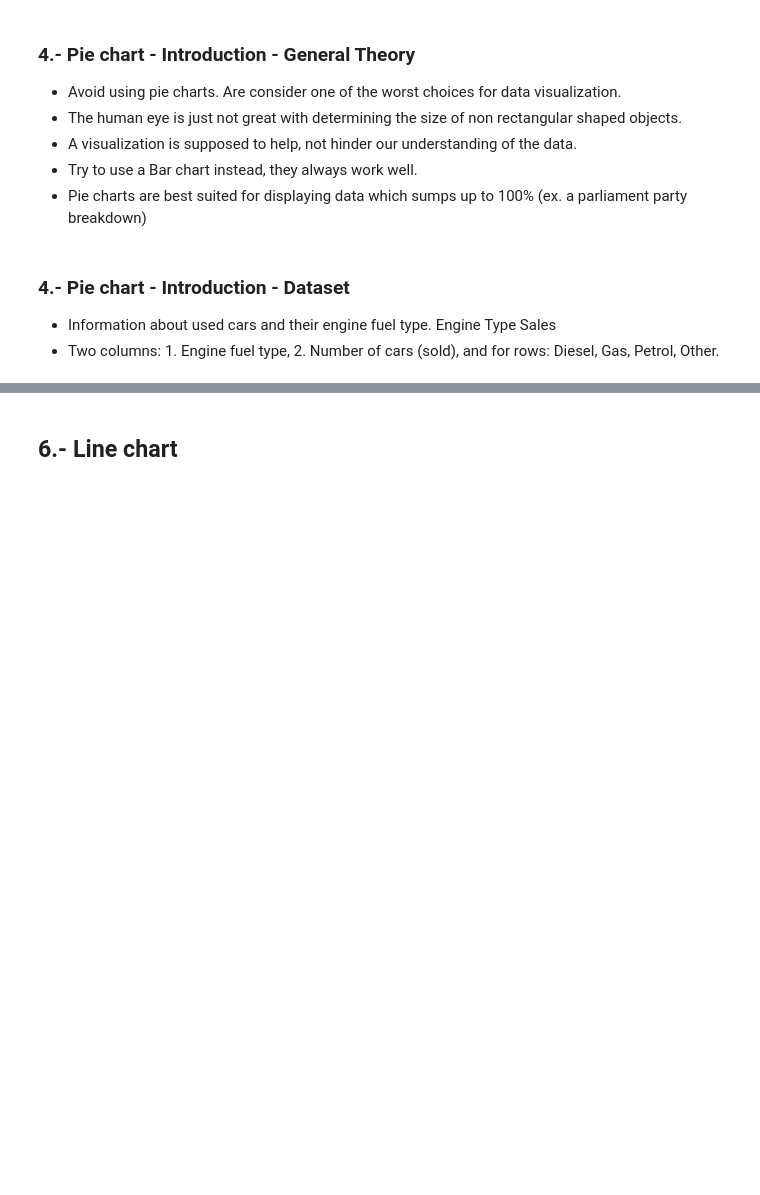
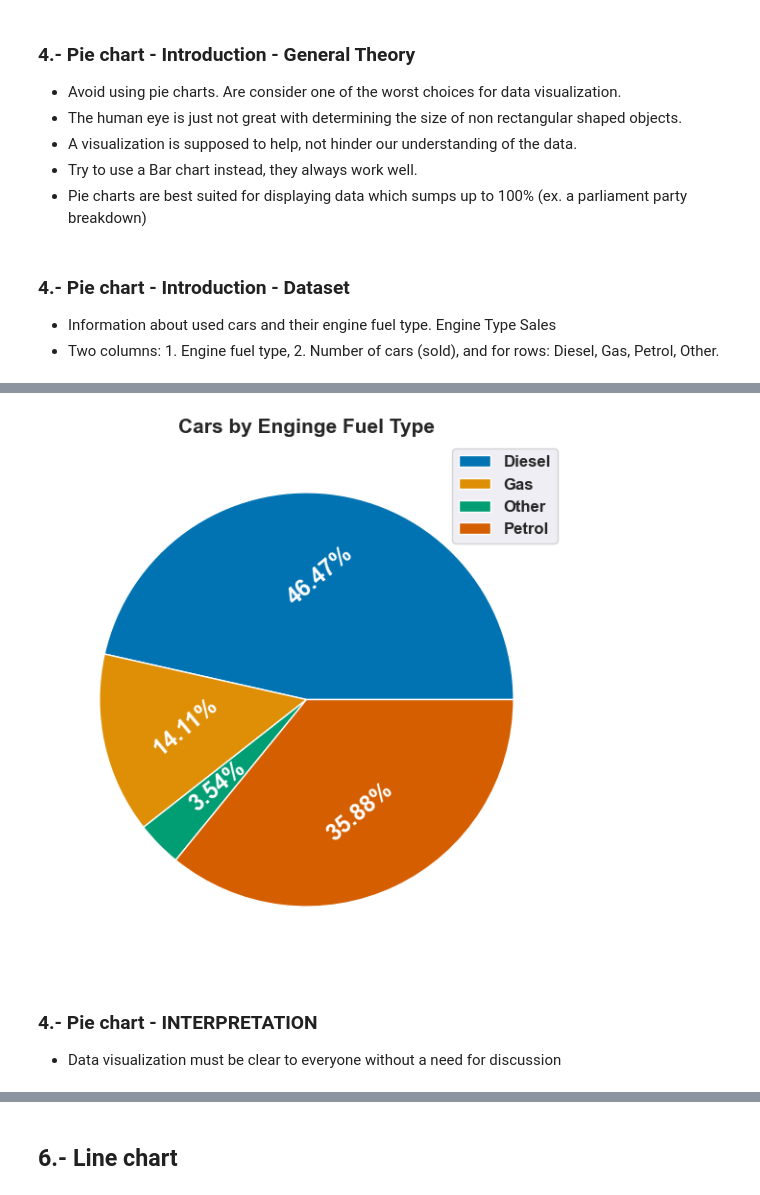
Before and after one commit to jmonti-gh/365DS_jm, a Jupyter notebook: 6_Complete_Data_Viz/0_complete_data_viz_py.ipynb, the cells around one changed output, grey strips where cells are left out. Cells and saved outputs as stored; diff of their text form; code cells hidden in the pictures; blank space fills up the shorter version.

```diff
--- a/6_Complete_Data_Viz/0_complete_data_viz_py.ipynb
+++ b/6_Complete_Data_Viz/0_complete_data_viz_py.ipynb
@@ -132,3 +135,7 @@ plt.show()
 ### 4.- Pie chart - Introduction - Dataset
 - Information about used cars and their engine fuel type. Engine Type Sales
 - Two columns: 1. Engine fuel type, 2. Number of cars (sold), and for rows: Diesel, Gas, Petrol, Other.
+# %%
+# Import/read the data
+df_engine_fuel_type = pd.read_csv('4_pie_chart_data.csv')
+df_engine_fuel_type
@@ -134,0 +148,28 @@ plt.show()
+# %%
+#sns.set_palette('colorblind')      # better inside the plot
+plt.figure(figsize=(7, 7))
+
+plt.pie(x=df_engine_fuel_type['Number of Cars'],
+        #labels=df_engine_fuel_type['Engine Fuel Type'],
+        colors=sns.color_palette('colorblind'),
+        autopct='%.2f%%',
+        textprops={'size': 'x-large',
+                   'color': 'w',
+                   'rotation': 40,
+                   'weight': 'bold'})
+
+plt.title('Cars by Enginge Fuel Type',
+          fontdict={'size': 15,
+                    'weight': 'bold'},)
+
+plt.legend(df_engine_fuel_type['Engine Fuel Type'],
+           #loc='right',
+           #bbox_to_anchor=(1, 0, 0.5, 1),
+           prop={'size': 'medium',
+               'weight': 'bold',})
+plt.show()
+# %% [output]
+[figure, added]
+# %% [markdown]
+### 4.- Pie chart - INTERPRETATION
+- Data visualization must be clear to everyone without a need for discussion
```
Also changed, not shown: parts of 11 cells of this notebook, 16 other files.
